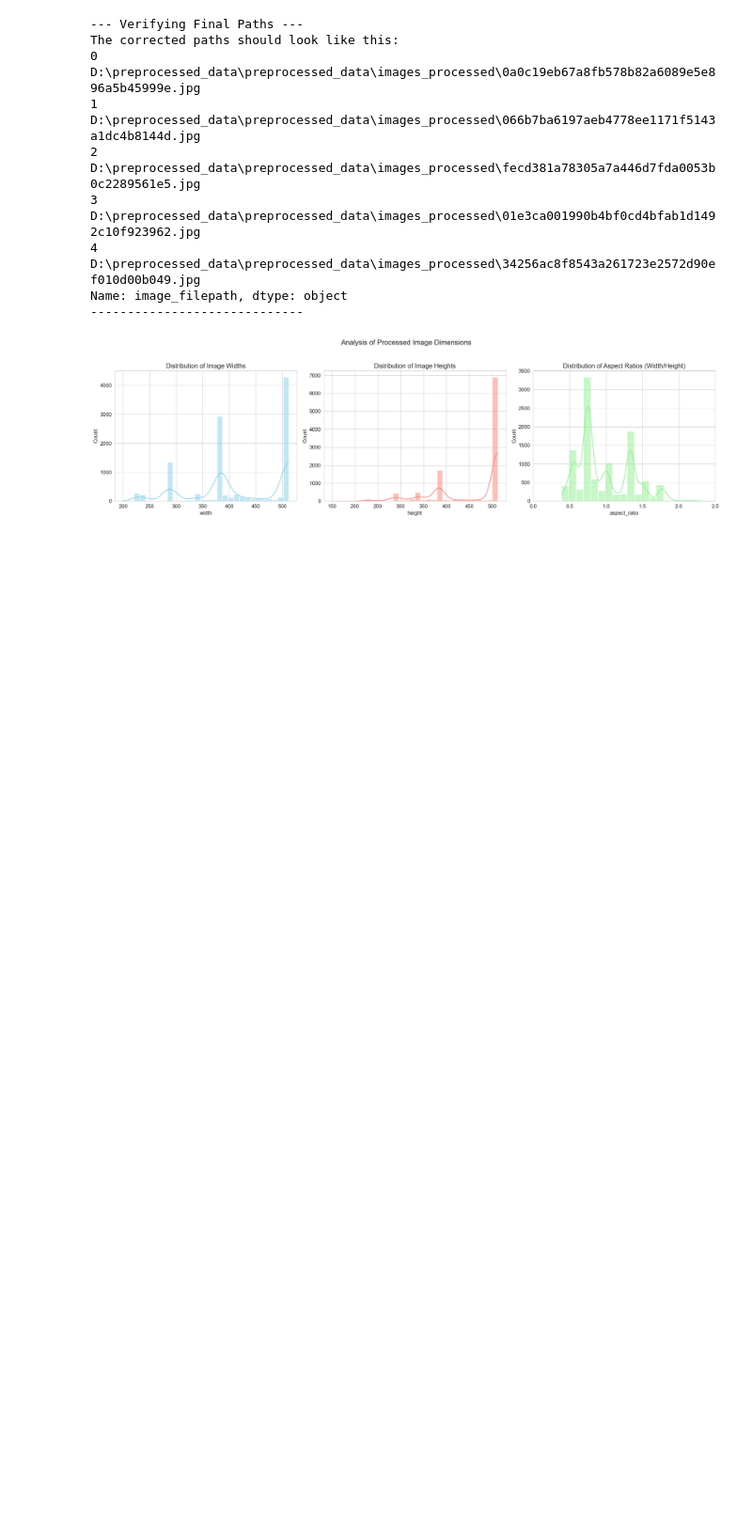
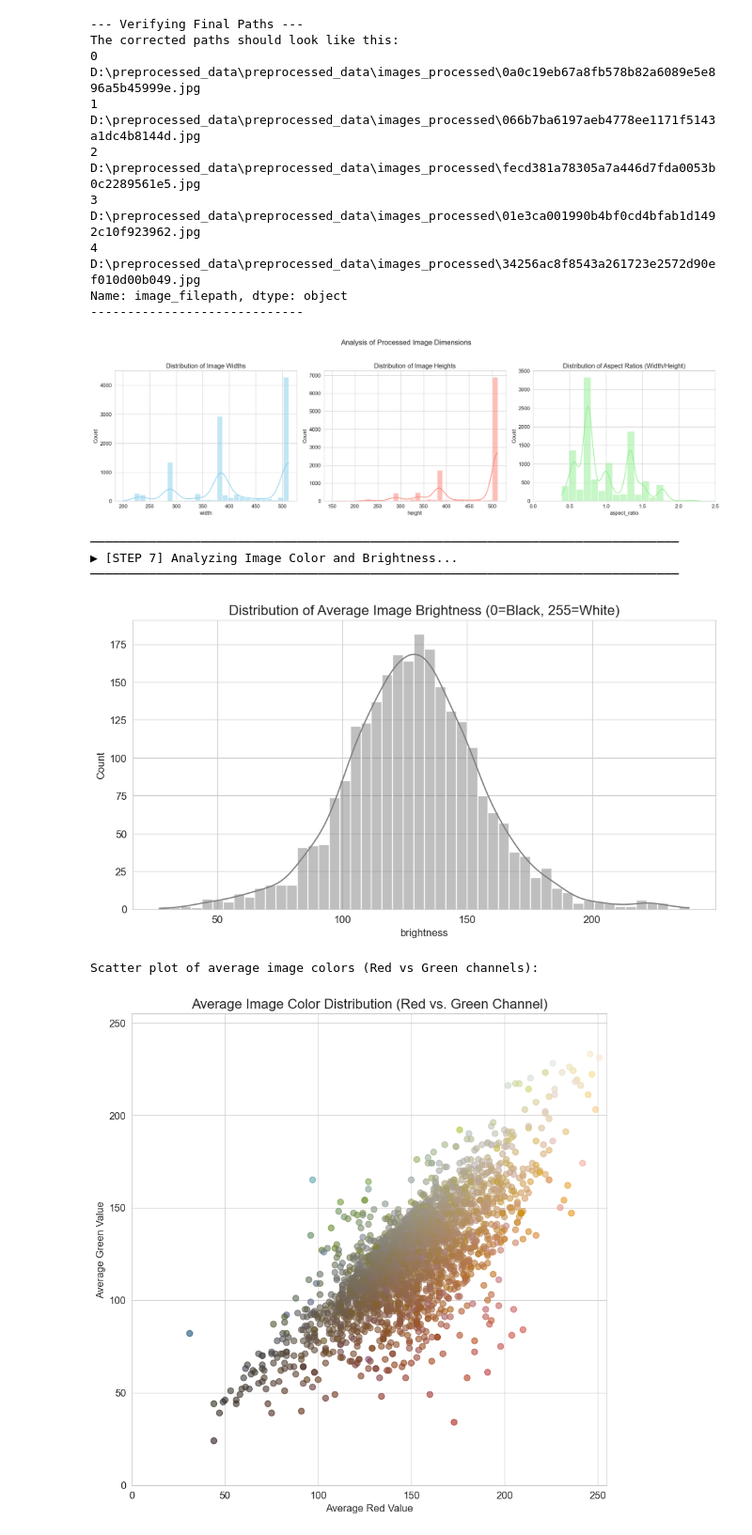
Before and after one commit to Aaditya235-design/NutriSage, a Jupyter notebook: Codes/EDA_PIPELINE.ipynb, the cells around one changed output. Shown at 94% size. Cells and saved outputs as stored; diff of their text form; code cells hidden in the pictures; blank space fills up the shorter version.

```diff
--- a/Codes/EDA_PIPELINE.ipynb
+++ b/Codes/EDA_PIPELINE.ipynb
@@ -358,3 +358,58 @@ The corrected paths should look like this:
 Name: image_filepath, dtype: object
 -----------------------------
 [figure]
+# %%
+print("─" * 80)
+print("▶ [STEP 7] Analyzing Image Color and Brightness...")
+print("─" * 80)
+
+from tqdm.notebook import tqdm
+tqdm.pandas()
+
+def get_image_stats(image_path):
+    try:
+        img = Image.open(image_path)
+        # Brightness (mean of grayscale version)
+        brightness = np.array(img.convert('L')).mean()
+        # Average Color (downsize for speed)
+        avg_color = np.array(img.resize((1, 1))).flatten()
+        return brightness, avg_color[0], avg_color[1], avg_color[2]
+    except:
+        return np.nan, np.nan, np.nan, np.nan
+
+# We'll run this on a sample for speed during interactive analysis.
+sample_size = min(2500, len(df))
+sample_df_stats = df.sample(n=sample_size, random_state=42)
+
+# Use progress_apply for a progress bar
+stats = sample_df_stats['image_filepath'].progress_apply(get_image_stats)
+sample_df_stats[['brightness', 'R', 'G', 'B']] = list(stats)
+
+# --- Plot Brightness Distribution ---
+plt.figure(figsize=(12, 6))
+sns.histplot(sample_df_stats['brightness'].dropna(), kde=True, bins=50, color='gray')
+plt.title('Distribution of Average Image Brightness (0=Black, 255=White)', fontsize=16)
+plt.show()
+
+# --- Plot Average Colors ---
+print("\nScatter plot of average image colors (Red vs Green channels):")
+plt.figure(figsize=(10, 10))
+plt.scatter(
+    sample_df_stats['R'],
+    sample_df_stats['G'],
+    color=sample_df_stats[['R', 'G', 'B']].dropna().values / 255.0,
+    alpha=0.6,
+    s=50 # size of points
+)
+plt.title('Average Image Color Distribution (Red vs. Green Channel)', fontsize=16)
+plt.xlabel('Average Red Value'); plt.ylabel('Average Green Value')
+plt.xlim(0, 255); plt.ylim(0, 255)
+plt.grid(True)
+plt.show()
+# %% [output]
+────────────────────────────────────────────────────────────────────────────────
+▶ [STEP 7] Analyzing Image Color and Brightness...
+────────────────────────────────────────────────────────────────────────────────
+[figure, added]
+Scatter plot of average image colors (Red vs Green channels):
+[figure, added]
```
